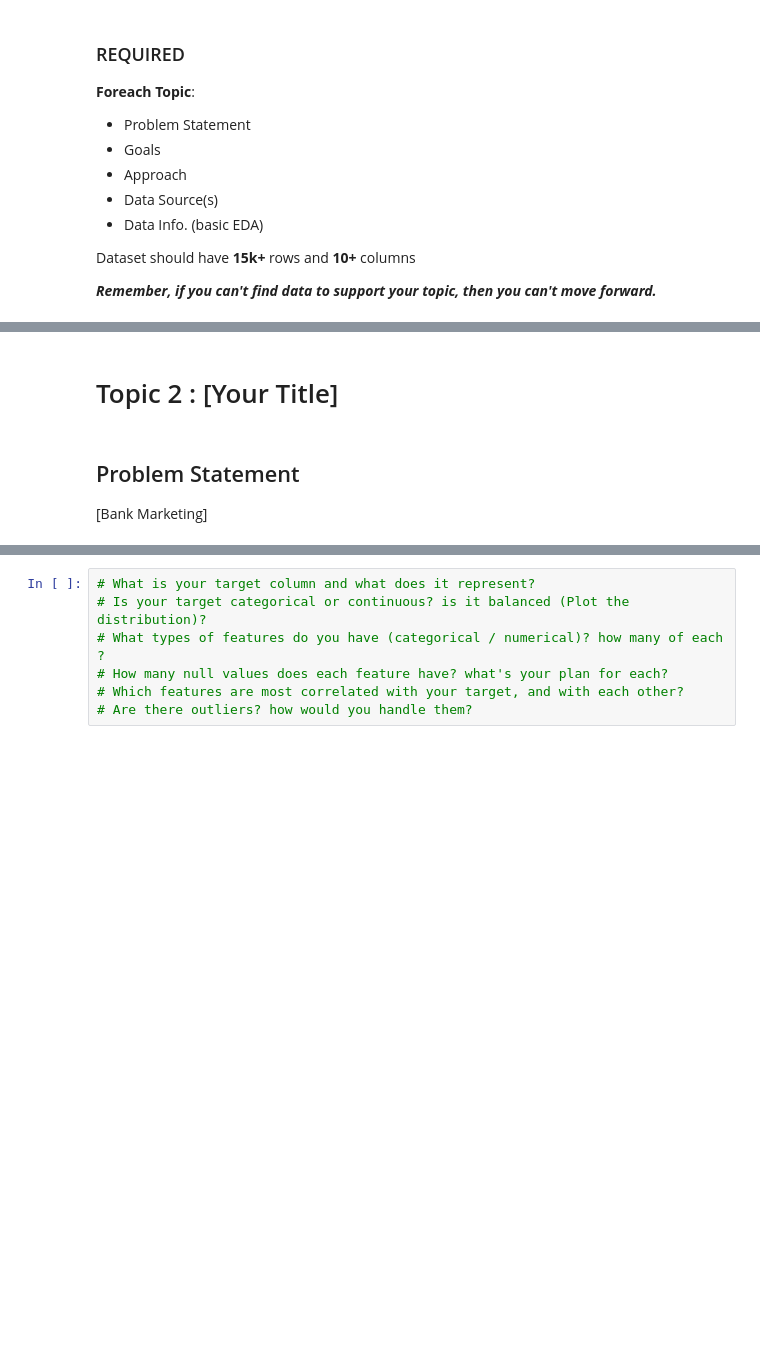
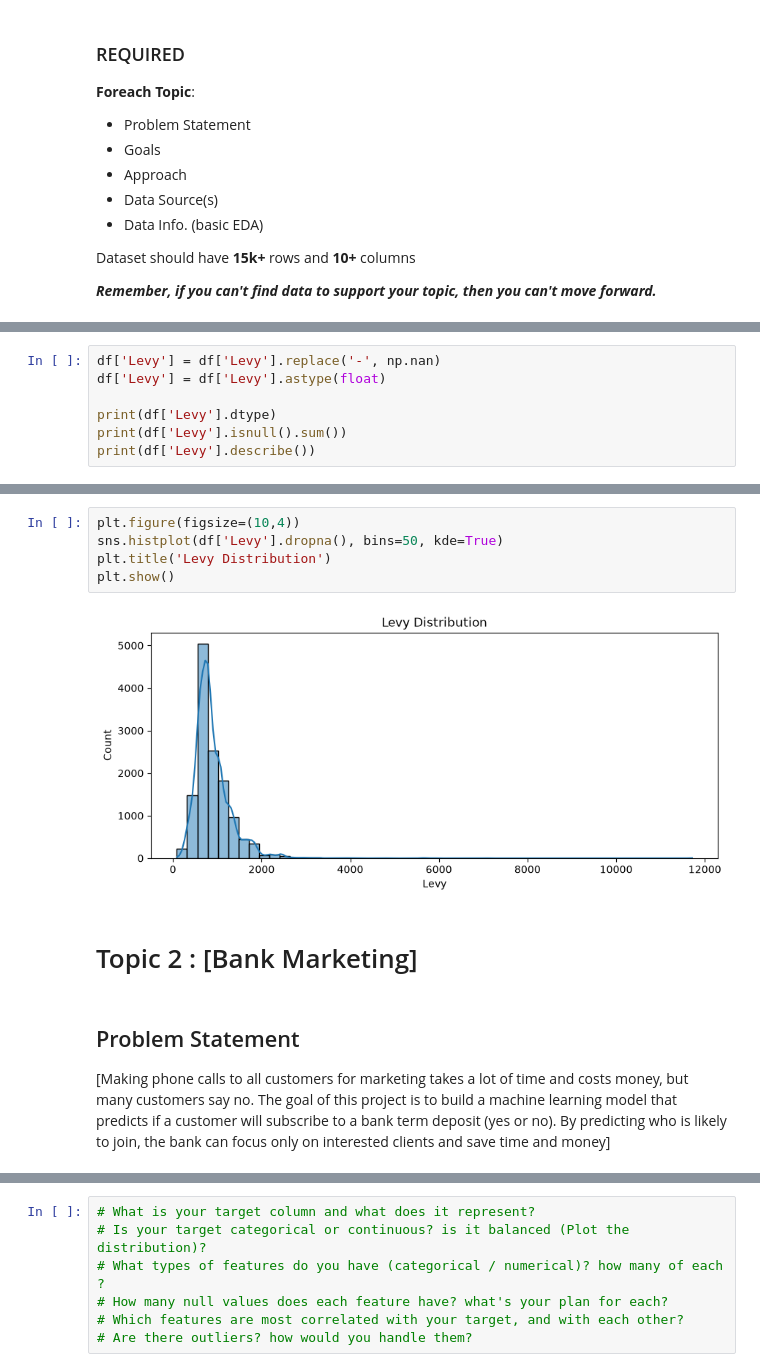
Before and after one commit to zah202raa-stack/labs, a Jupyter notebook: Capstone Project/1. Lightning Talk #1/lightning-talk-notebook.ipynb, the cells around one changed output, grey strips where cells are left out. Drawn from its saved outputs; the diff is of its cells as text; blank space fills up the shorter version.

```diff
--- a/Capstone Project/1. Lightning Talk #1/lightning-talk-notebook.ipynb
+++ b/Capstone Project/1. Lightning Talk #1/lightning-talk-notebook.ipynb
@@ -52,0 +302,7 @@ df.head()
+# %%
+df['Levy'] = df['Levy'].replace('-', np.nan)
+df['Levy'] = df['Levy'].astype(float)
+
+print(df['Levy'].dtype)
+print(df['Levy'].isnull().sum())
+print(df['Levy'].describe())
@@ -53,8 +321,15 @@ df.head()
+# %%
+plt.figure(figsize=(10,4))
+sns.histplot(df['Levy'].dropna(), bins=50, kde=True)
+plt.title('Levy Distribution')
+plt.show()
+# %% [output]
+[figure, added]
 # %% [markdown]
-# Topic 2 : [Your Title]
+# Topic 2 : [Bank Marketing]
 # %% [markdown]
 ## Problem Statement
 
-[Bank Marketing]
+[Making phone calls to all customers for marketing takes a lot of time and costs money, but many customers say no. The goal of this project is to build a machine learning model that predicts if a customer will subscribe to a bank term deposit (yes or no). By predicting who is likely to join, the bank can focus only on interested clients and save time and money]
 # %% [markdown]
 ## Data Info
```
Also changed, not shown: parts of 34 cells of this notebook, 20 other files.
